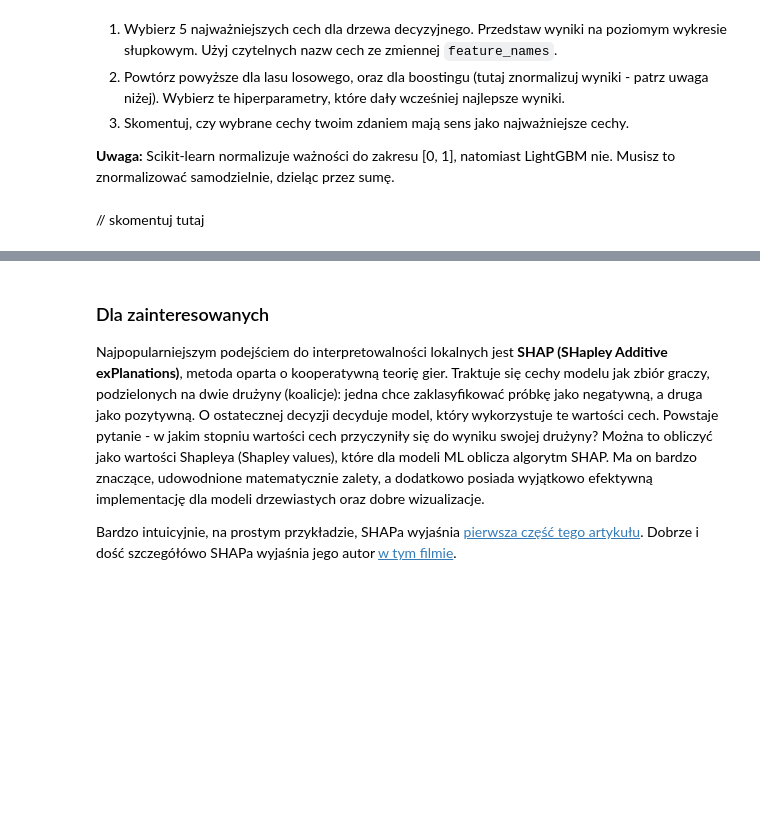
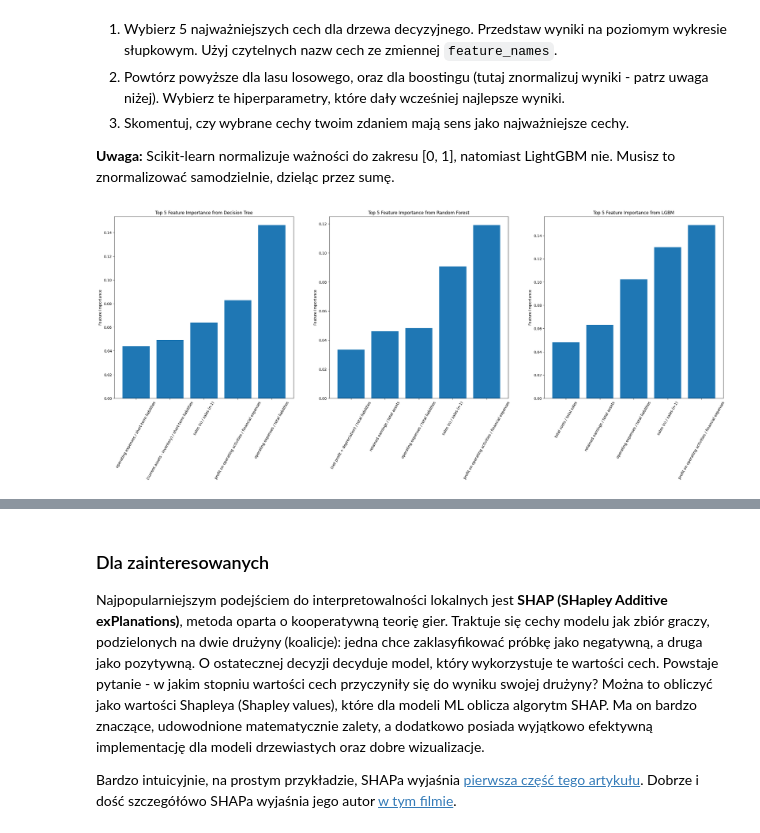
Before and after one commit to Blizek/fundamentals-of-artificial-intelligence, a Jupyter notebook: lab2/lab_2.ipynb, the cells around one changed output, grey strips where cells are left out. Saved outputs shown, nothing was run; the diff lists cells and outputs as text; code cells hidden in the pictures; blank space fills up the shorter version.

```diff
--- a/lab2/lab_2.ipynb
+++ b/lab2/lab_2.ipynb
@@ -269,0 +279,7 @@ Głębsze wytłumaczenie, z interaktywnymi wizualizacjami, można znaleźć [tut
+# %%
+from sklearn.ensemble import RandomForestClassifier
+
+model = RandomForestClassifier(random_state=0, n_estimators=500, criterion="entropy", n_jobs=-1)
+model.fit(X_train, y_train)
+
+auroc = get_model_auroc(model, X_test, y_test)
@@ -335,0 +409,4 @@ W kwestii szybkości, kiedy dostrajamy hiperparametry, to mniej oczywiste jest,
+# %%
+best_model = grid_search.best_estimator_
+auroc = get_model_auroc(best_model, X_test, y_test)
+print(f"Optimal max_features: {best_model.max_features}")
@@ -417,0 +558,8 @@ Hiperparametry LightGBMa są dobrze opisane w oficjalnej dokumentacji: [wersja k
+# %%
+print(f"Best parameters found for LightGBM: {randomized_search.best_params_}")
+
+best_model_lgbm = randomized_search.best_estimator_
+
+show_classification_report(best_model_lgbm, X_test, y_test, "LightGBM Classification Report after RandomizedSearchCV:")
+
+auroc = get_model_auroc(best_model_lgbm, X_test, y_test)
@@ -465,2 +628,23 @@ Ze względu na powyższe, ważności cech normalizuje się często do zakresu [0
-# %% [markdown]
-// skomentuj tutaj
+# %%
+def show_feature_importances(feature_importances, ax, title):
+    feature_names_np = np.array(feature_names)
+    sorted_head_top5 = np.argsort(feature_importances)[-5:]
+    head_top5 = feature_importances[sorted_head_top5]
+    head_names_top5 = feature_names_np[sorted_head_top5]
+
+    ax.bar(head_names_top5, head_top5)
+    ax.set_ylabel("Feature Importance")
+    ax.set_title(title)
+    ax.tick_params(axis="x", rotation=60)
+# %%
+tree_feature_importances = tree_model.feature_importances_
+forest_feature_importances = best_model.feature_importances_
+lgbm_feature_importances = best_model_lgbm.feature_importances_
+lgbm_feature_importances /= lgbm_feature_importances.sum()
+
+fig, (ax1, ax2, ax3) = plt.subplots(1, 3, figsize=(30, 9))
+show_feature_importances(tree_feature_importances, ax1, "Top 5 Feature Importance from Decision Tree")
+show_feature_importances(forest_feature_importances, ax2, "Top 5 Feature Importance from Random Forest")
+show_feature_importances(lgbm_feature_importances, ax3, "Top 5 Feature Importance from LGBM")
+# %% [output]
+[figure, added]
```
Also changed, not shown: parts of 38 cells of this notebook, 7 other files.
